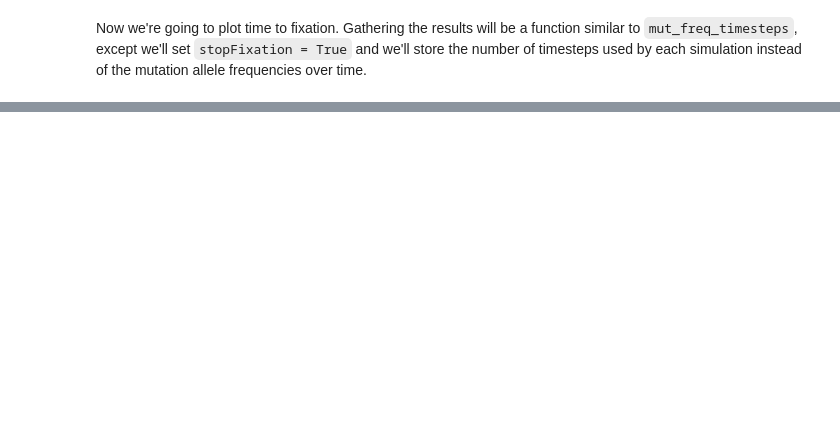
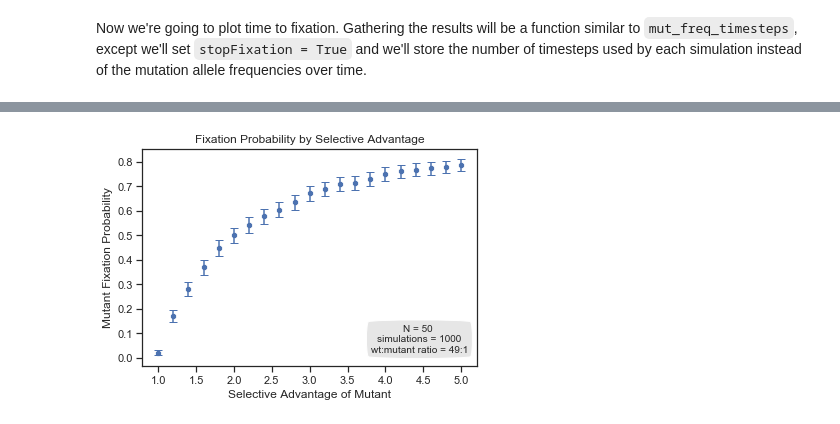
Before and after one commit to jessicascarborough/stochastic-modeling, a Jupyter notebook: stochastic_modeling.ipynb, the cells around one changed output, grey strips where cells are left out. Saved outputs shown, nothing was run; the diff lists cells and outputs as text; code cells hidden in the pictures; blank space fills up the shorter version.

```diff
--- a/stochastic_modeling.ipynb
+++ b/stochastic_modeling.ipynb
@@ -232,0 +279,3 @@ sns.despine(offset=10, trim=True)
+# %%
+N = 50
+reps = 1000
@@ -232,0 +285,2 @@ sns.despine(offset=10, trim=True)
+# %%
+fix_prob_byFit_results = pd.read_csv('Results/fix_prob_byFit_results_N{}sim{}.csv'.format(N,reps))
@@ -232,0 +296,26 @@ sns.despine(offset=10, trim=True)
+# %%
+# Plot fixation probability across selective advantage parameter sweep
+ax = sns.scatterplot(x = 'fitness', y ='fix_prob', data=fix_prob_byFit_results, ci=None)
+
+# Create error bars
+error = fix_prob_byFit_results['fix_error'].tolist()
+x_coords = []
+y_coords = []
+for point_pair in ax.collections:
+    for x, y in point_pair.get_offsets():
+        x_coords.append(x)
+        y_coords.append(y)
+ax.errorbar(x_coords, y_coords, yerr=error, fmt='o', markersize=4, capsize=4)
+
+# Add annotations
+an1 = ax.annotate("N = {} \nsimulations = {}\nwt:mutant ratio = 49:1".format(N, reps),
+                  xy=(4.45, 0.075), xycoords="data",
+                  va="center", ha="center",
+                  bbox=dict(boxstyle="round4,pad=.5", fc="0.9"))
+
+# Fine tune plot
+plt.title("Fixation Probability by Selective Advantage")
+plt.xlabel("Selective Advantage of Mutant")
+plt.ylabel("Mutant Fixation Probability");
+# %% [output]
+[figure, added]
```
Also changed, not shown: parts of 25 cells of this notebook.
